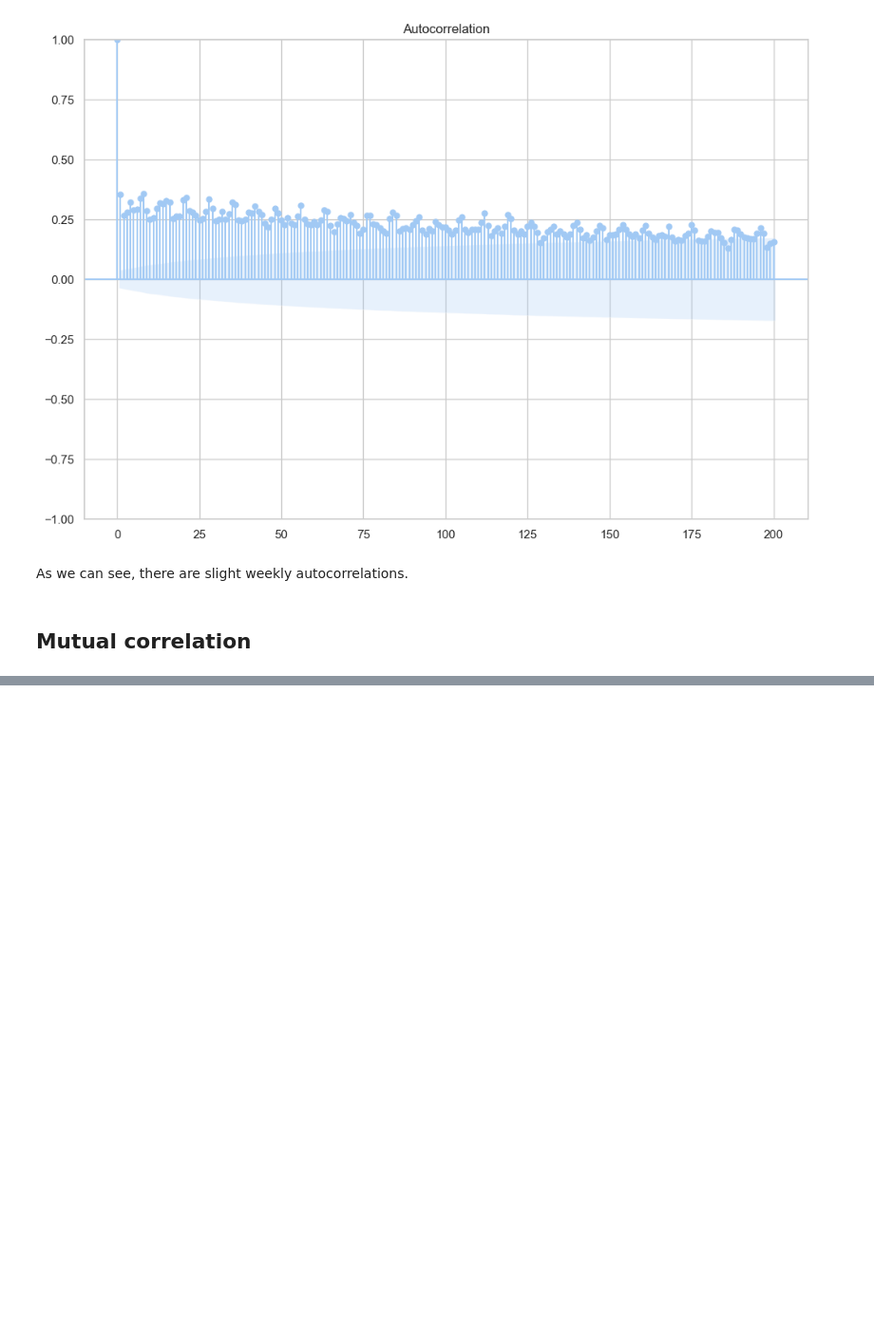
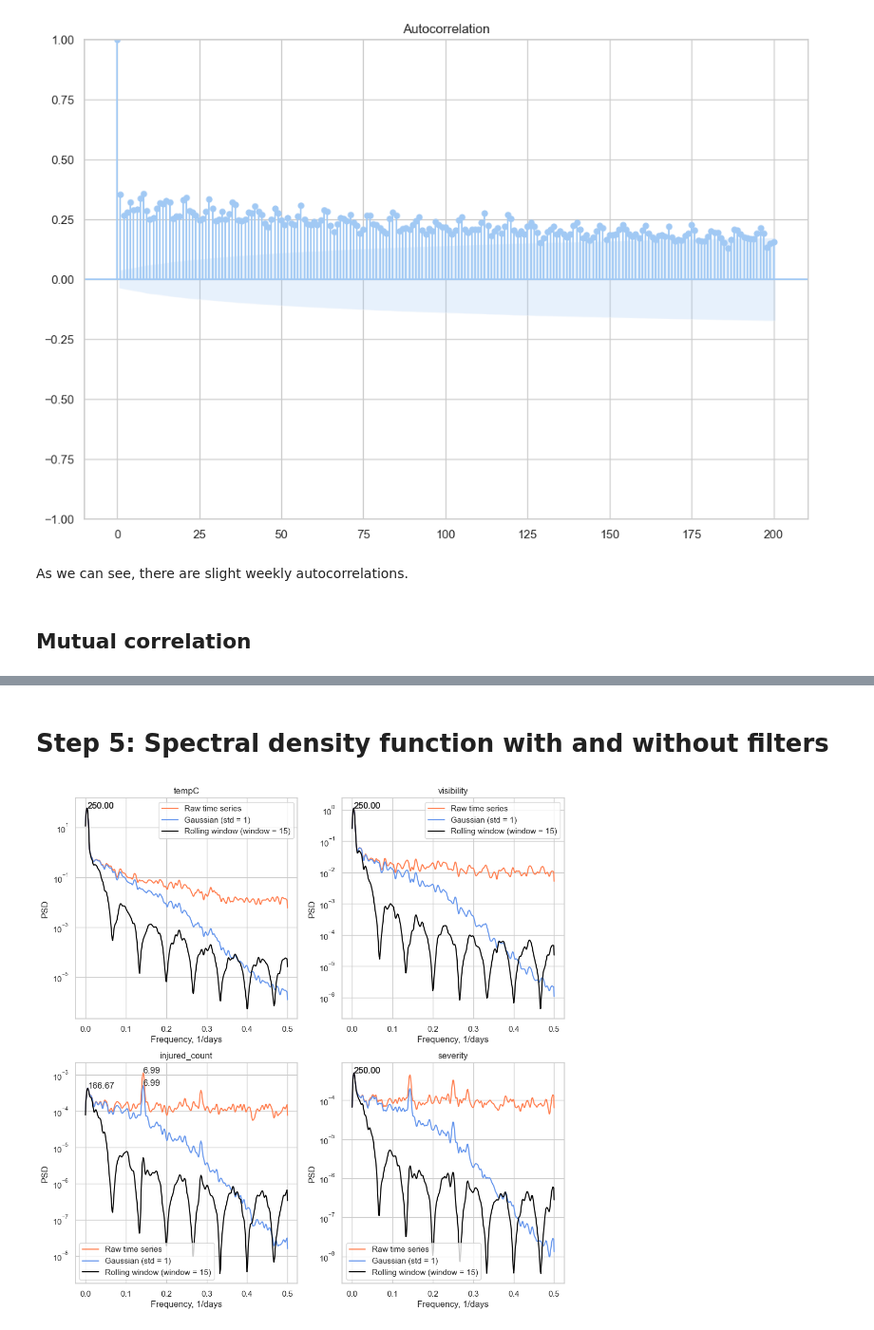
Before and after one commit to Dormant512/itmo-multivar-labs, a Jupyter notebook: Lab 4/Lab4_MMSA.ipynb, the cells around one changed output, grey strips where cells are left out. Shown at 95% size. Drawn from its saved outputs; the diff is of its cells as text; code cells hidden in the pictures; blank space fills up the shorter version.

```diff
--- a/Lab 4/Lab4_MMSA.ipynb
+++ b/Lab 4/Lab4_MMSA.ipynb
@@ -142,0 +272,48 @@ As we can see, there are slight weekly autocorrelations.
+# %% [markdown]
+# Step 5: Spectral density function with and without filters
+# %%
+blackman = signal.blackman(M=window_size)
+
+plt.rcParams["figure.figsize"] = (12, 12)
+
+for num, item in enumerate(ts.columns):
+    ts1 = ts[8:-8]
+    ts2 = ts_roll[8:-8]
+    ts3 = ts_gauss[8:-8]
+    f_raw, Pxx_raw = signal.welch(ts1[item], fs=1, scaling='spectrum', nfft=1000)
+    f_roll, Pxx_roll = signal.welch(ts2[item], fs=1, scaling='spectrum', nfft=1000)
+    f_gauss, Pxx_gauss = signal.welch(ts3[item], fs=1, scaling='spectrum', nfft=1000)
+
+    max_raw = np.where(Pxx_raw == max(Pxx_raw))
+    max_roll = np.where(Pxx_roll == max(Pxx_roll))
+    max_gauss = np.where(Pxx_gauss == max(Pxx_gauss))
+
+    xy_raw = (f_raw[max_raw], Pxx_raw[max_raw])
+    xy_roll = (f_roll[max_roll], Pxx_roll[max_roll])
+    xy_gauss = (f_gauss[max_gauss], Pxx_gauss[max_gauss])
+
+    plt.subplot(2, 2, num+1)
+    plt.title(item)
+
+    plt.semilogy(f_raw, Pxx_raw, \
+             label="Raw time series", \
+             color="coral")
+    plt.annotate(f'{1/float(xy_raw[0]):.2f}', xy=xy_raw)
+
+    plt.semilogy(f_gauss, Pxx_gauss, \
+             label=f"Gaussian (std = {std})", \
+             color="cornflowerblue")
+    plt.annotate(f'{1/float(xy_gauss[0]):.2f}', xy=xy_gauss)
+
+    plt.semilogy(f_roll, Pxx_roll, \
+             label=f"Rolling window (window = {window_size})", \
+             color="black")
+    plt.annotate(f'{1/float(xy_roll[0]):.2f}', xy=xy_roll)
+
+    plt.xlabel("Frequency, 1/days")
+    plt.ylabel("PSD")
+    plt.legend()
+
+plt.rcParams["figure.figsize"] = (12, 8)
+# %% [output]
+[figure, added]
```
Also changed, not shown: parts of 23 cells of this notebook.
